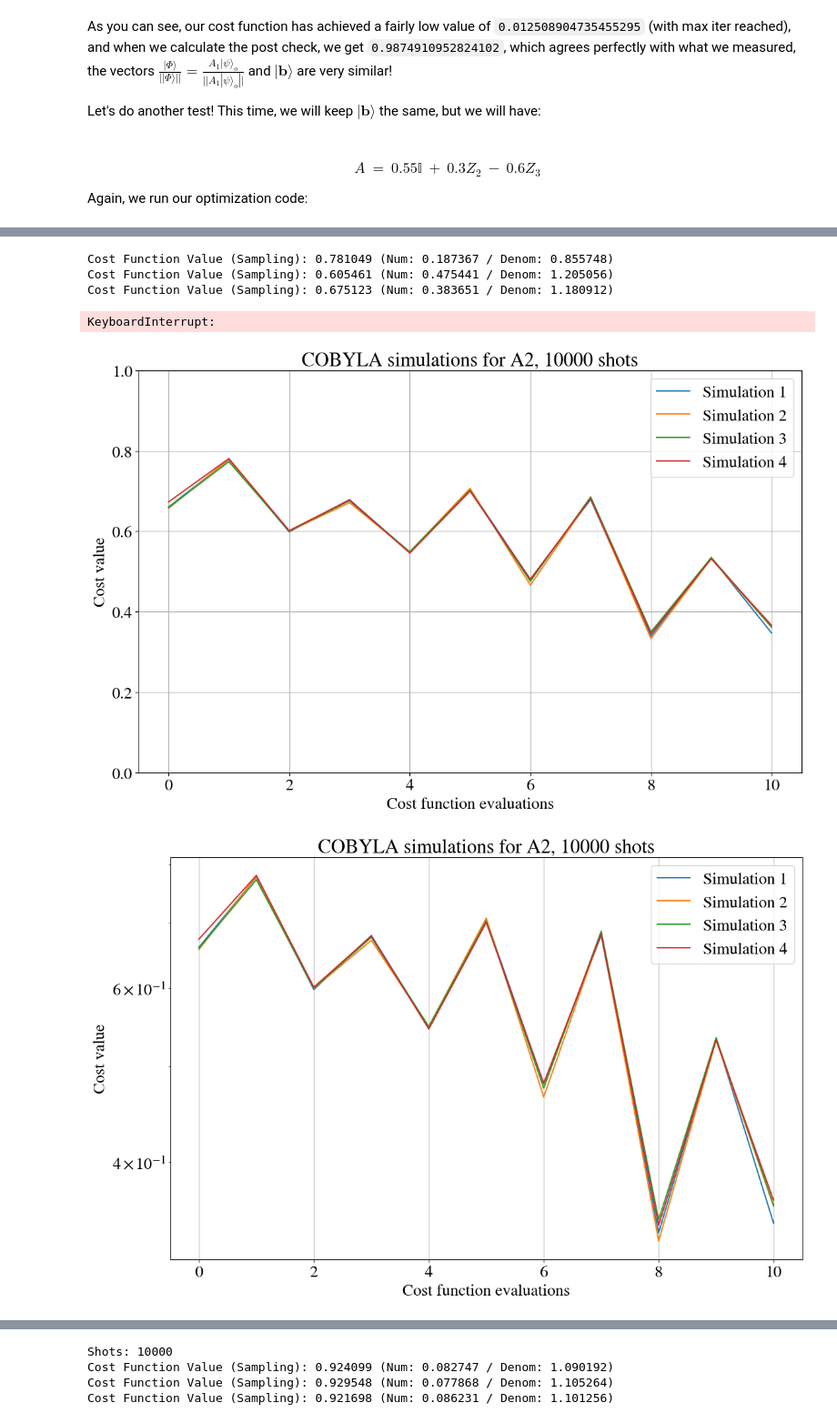
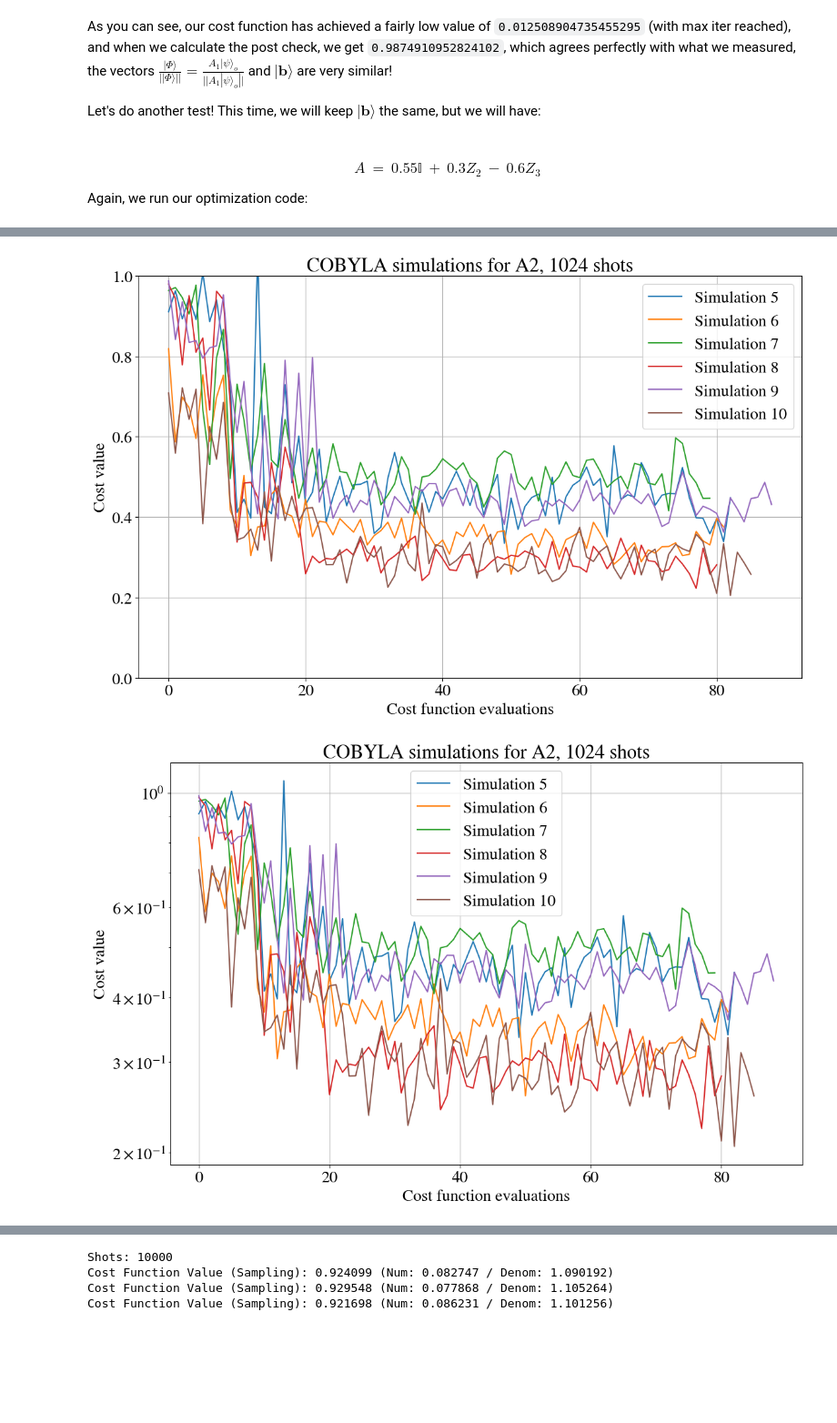
Before and after one commit to ZhiganovD/Numerical-methods-VQE, a Jupyter notebook: Alice_Gregor/Qiskit Notebook VQLS.ipynb, the cells around one changed output, grey strips where cells are left out. Shown at 91% size. Saved outputs shown, nothing was run; the diff lists cells and outputs as text; code cells hidden in the pictures; blank space fills up the shorter version.

```diff
--- a/Alice_Gregor/Qiskit Notebook VQLS.ipynb
+++ b/Alice_Gregor/Qiskit Notebook VQLS.ipynb
@@ -903,15 +903,14 @@ gate_set_2 = [[0, 0, 0], [0, 1, 0], [0, 0, 1]]
 x0 = np.random.uniform(0, 2*np.pi, 9)      #ansatz random parameters
 num_params = len(x0)
 
-SHOTS_list = [1024, 10000]
+SHOTS_list = [1024, 50000]
 
 import matplotlib.pyplot as plt
 from matplotlib import rcParams
 rcParams.update({'font.size': 19, 'font.family': 'STIXGeneral', 'mathtext.fontset': 'stix'})
 
 for shots in SHOTS_list:
-    x0 = np.random.uniform(0, 2*np.pi, 9)      #ansatz random parameters
-    num_params = len(x0)
+
     fig_COBYLA, ax_COBYLA = plt.subplots(1,1,figsize=(12,8))
     fig2_COBYLA, ax2_COBYLA = plt.subplots(1,1,figsize=(12,8))
     print(shots)
@@ -920,7 +919,9 @@ for shots in SHOTS_list:
     best_cost_history_COBYLA = None
     best_output_COBYLA = None
 
-    for i in range(1,11):
+    for i in range(5,11):
+        x0 = np.random.uniform(0, 2*np.pi, 9)      #ansatz random parameters
+        num_params = len(x0)
         print(f"shots: {shots}, SIMULATION {i}:")
         cost_history_temp_COBYLA = []
 
@@ -928,13 +929,13 @@ for shots in SHOTS_list:
             lambda x: calculate_cost_function_sampling(x, shots, coefficient_set_2,gate_set_2,cost_history_temp_COBYLA),
             x0=x0,
             method="COBYLA",
-            options={'maxiter':num_params*1, 'disp': True})
+            options={'maxiter':num_params*25, 'disp': True})
         print(out_COBYLA)
         out_f_COBYLA = [out_COBYLA['x'][0:3], out_COBYLA['x'][3:6], out_COBYLA['x'][6:9]]
         # final_cost_COBYLA = out_COBYLA['fun']
         final_cost_COBYLA = out_COBYLA['fun']
 
-        with open(f"vqls/COBYLA/best_cost_history_cobyla_{shots}_{i}.txt", "w") as f:  #overwrites; "a" appends
+        with open(f"vqls/COBYLA/cost_history_cobyla_{shots}_{i}.txt", "w") as f:  #overwrites; "a" appends
                 f.write("\n".join(str(item) for item in cost_history_temp_COBYLA))
                 f.write(f" \n COBYLA MINIMIZATION {i}\n")
                 f.write("shots = " + str(shots) + "\n")
@@ -1047,6 +994,2 @@ Cost Function Value (Sampling): 0.663929 (Num: 0.241908 / Denom: 0.719812)
-Cost Function Value (Sampling): 0.781049 (Num: 0.187367 / Denom: 0.855748)
-Cost Function Value (Sampling): 0.605461 (Num: 0.475441 / Denom: 1.205056)
-Cost Function Value (Sampling): 0.675123 (Num: 0.383651 / Denom: 1.180912)
-KeyboardInterrupt:
-[figure, old version]
+[figure, new version]
-[figure, old version]
+[figure, new version]
```
Also changed, not shown: parts of 6 cells of this notebook, 24 other files.
